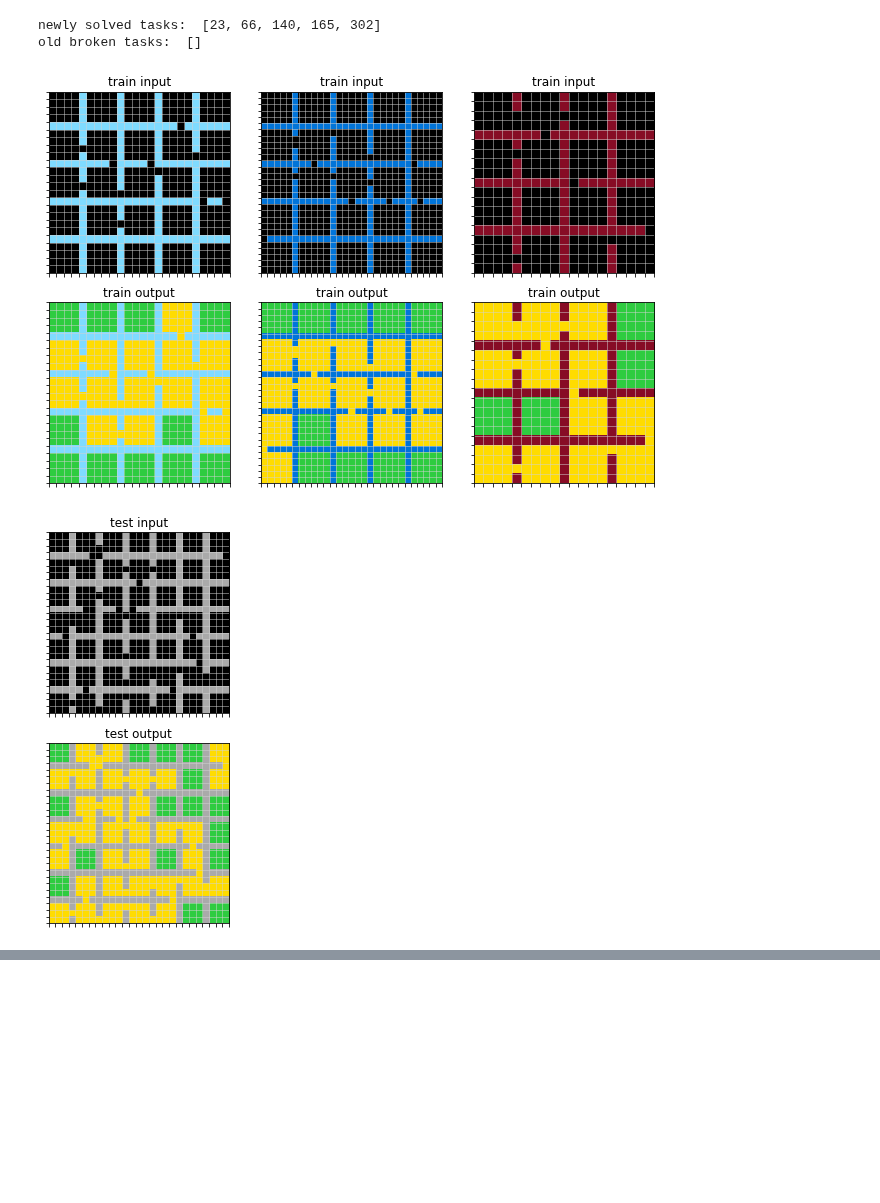
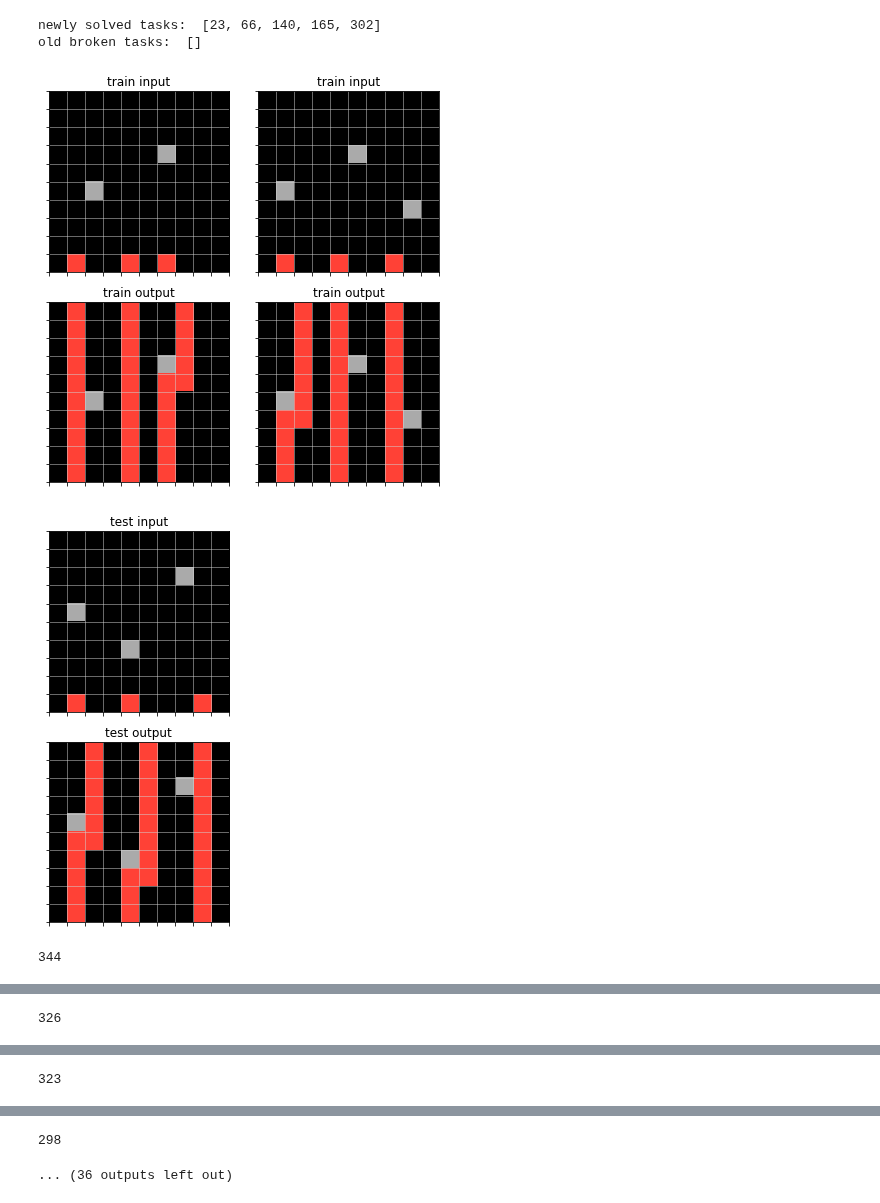
Before and after one commit to lorepieri8/ARC_challenge, a Jupyter notebook: ARC_DSL.ipynb, the cells around one changed output, grey strips where cells are left out. Saved outputs shown, nothing was run; the diff lists cells and outputs as text; code cells hidden in the pictures; blank space fills up the shorter version.

```diff
--- a/ARC_DSL.ipynb
+++ b/ARC_DSL.ipynb
@@ -2989,8 +3157,13 @@ print("old broken tasks: ", [item for item in score_old if item not in score_new
 # %% [output]
 newly solved tasks:  [23, 66, 140, 165, 302]
 old broken tasks:  []
-# %%
-plot_task(train_task_data[197])
-# %% [output]
-[figure, removed]
-[figure, removed]
+# %%
+tasks_to_plot = [344,326,323,298,285,251, 247,189,160,118,106,83,65,59,12]
+#tasks_to_plot = []
+for nn in tasks_to_plot:
+    plot_task(train_task_data[nn])
+    print(nn)
+# %% [output]
+[figure, added]
+[figure, added]
+344
@@ -2996,0 +3172 @@ plot_task(train_task_data[197])
+326
@@ -2996,0 +3175 @@ plot_task(train_task_data[197])
+323
@@ -2997,3 +3178,5 @@ plot_task(train_task_data[197])
+298
+... (36 outputs left out)
 # %%
 # superpose all the objects with an operation given by op
 def superp_ob(a, a_t, task_data,*args, key=None, op="AND"):
```
Also changed, not shown: parts of 35 cells of this notebook.
